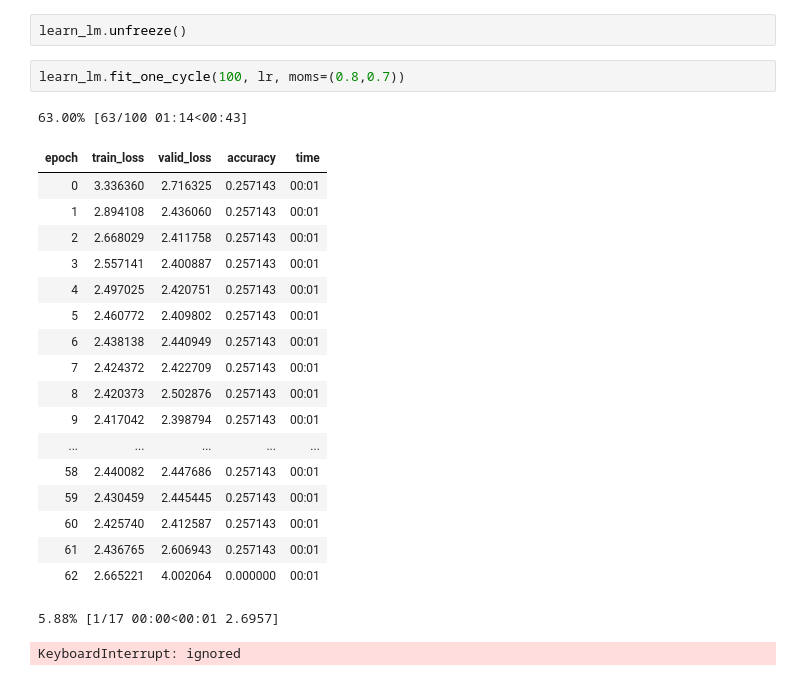
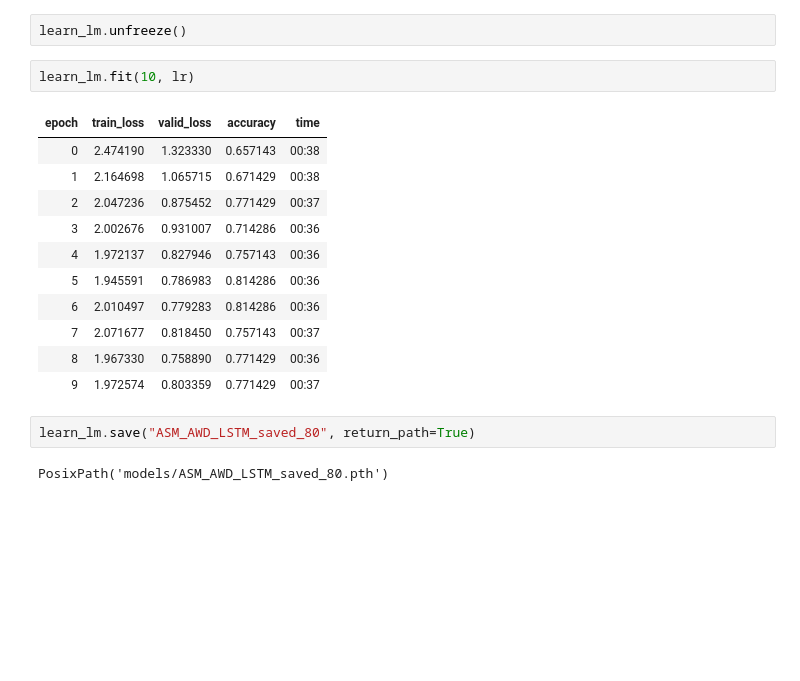
Before and after one commit to sachbhar/DeepDecompiler, a Jupyter notebook: DeepDecompiler.ipynb, the cells around one changed output. Cells and saved outputs as stored; diff of their text form; blank space fills up the shorter version.

```diff
--- a/DeepDecompiler.ipynb
+++ b/DeepDecompiler.ipynb
@@ -472,25 +392,20 @@ learn_lm.fit_one_cycle(1, lr, moms=(0.8,0.7))
 # %%
 learn_lm.unfreeze()
-# %%
-learn_lm.fit_one_cycle(100, lr, moms=(0.8,0.7))
-# %% [output]
-63.00% [63/100 01:14<00:43]
-| epoch | train_loss | valid_loss | accuracy | time |
-| 0 | 3.336360 | 2.716325 | 0.257143 | 00:01 |
-| 1 | 2.894108 | 2.436060 | 0.257143 | 00:01 |
-| 2 | 2.668029 | 2.411758 | 0.257143 | 00:01 |
-| 3 | 2.557141 | 2.400887 | 0.257143 | 00:01 |
-| 4 | 2.497025 | 2.420751 | 0.257143 | 00:01 |
-| 5 | 2.460772 | 2.409802 | 0.257143 | 00:01 |
-| 6 | 2.438138 | 2.440949 | 0.257143 | 00:01 |
-| 7 | 2.424372 | 2.422709 | 0.257143 | 00:01 |
-| 8 | 2.420373 | 2.502876 | 0.257143 | 00:01 |
-| 9 | 2.417042 | 2.398794 | 0.257143 | 00:01 |
-| ... | ... | ... | ... | ... |
-| 58 | 2.440082 | 2.447686 | 0.257143 | 00:01 |
-| 59 | 2.430459 | 2.445445 | 0.257143 | 00:01 |
-| 60 | 2.425740 | 2.412587 | 0.257143 | 00:01 |
-| 61 | 2.436765 | 2.606943 | 0.257143 | 00:01 |
-| 62 | 2.665221 | 4.002064 | 0.000000 | 00:01 |
-5.88% [1/17 00:00<00:01 2.6957]
-KeyboardInterrupt: ignored
+# %%
+learn_lm.fit(10, lr)
+# %% [output]
+| epoch | train_loss | valid_loss | accuracy | time |
+| 0 | 2.474190 | 1.323330 | 0.657143 | 00:38 |
+| 1 | 2.164698 | 1.065715 | 0.671429 | 00:38 |
+| 2 | 2.047236 | 0.875452 | 0.771429 | 00:37 |
+| 3 | 2.002676 | 0.931007 | 0.714286 | 00:36 |
+| 4 | 1.972137 | 0.827946 | 0.757143 | 00:36 |
+| 5 | 1.945591 | 0.786983 | 0.814286 | 00:36 |
+| 6 | 2.010497 | 0.779283 | 0.814286 | 00:36 |
+| 7 | 2.071677 | 0.818450 | 0.757143 | 00:37 |
+| 8 | 1.967330 | 0.758890 | 0.771429 | 00:36 |
+| 9 | 1.972574 | 0.803359 | 0.771429 | 00:37 |
+# %%
+learn_lm.save("ASM_AWD_LSTM_saved_80", return_path=True)
+# %% [output]
+PosixPath('models/ASM_AWD_LSTM_saved_80.pth')
```
Also changed, not shown: parts of 24 cells of this notebook.
